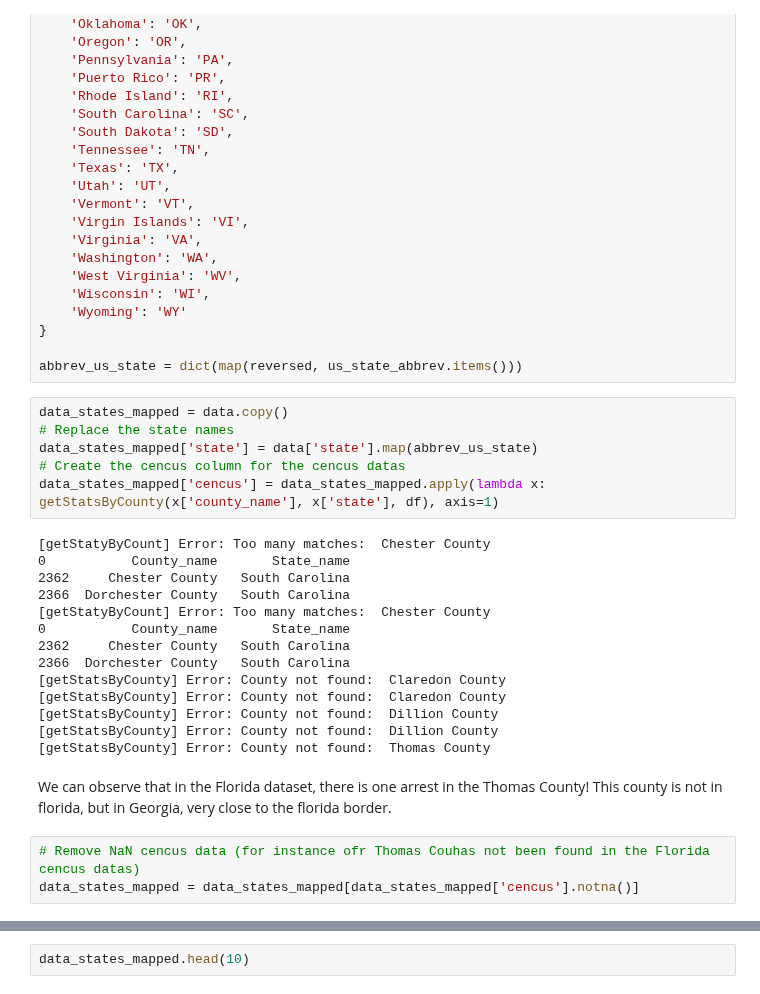
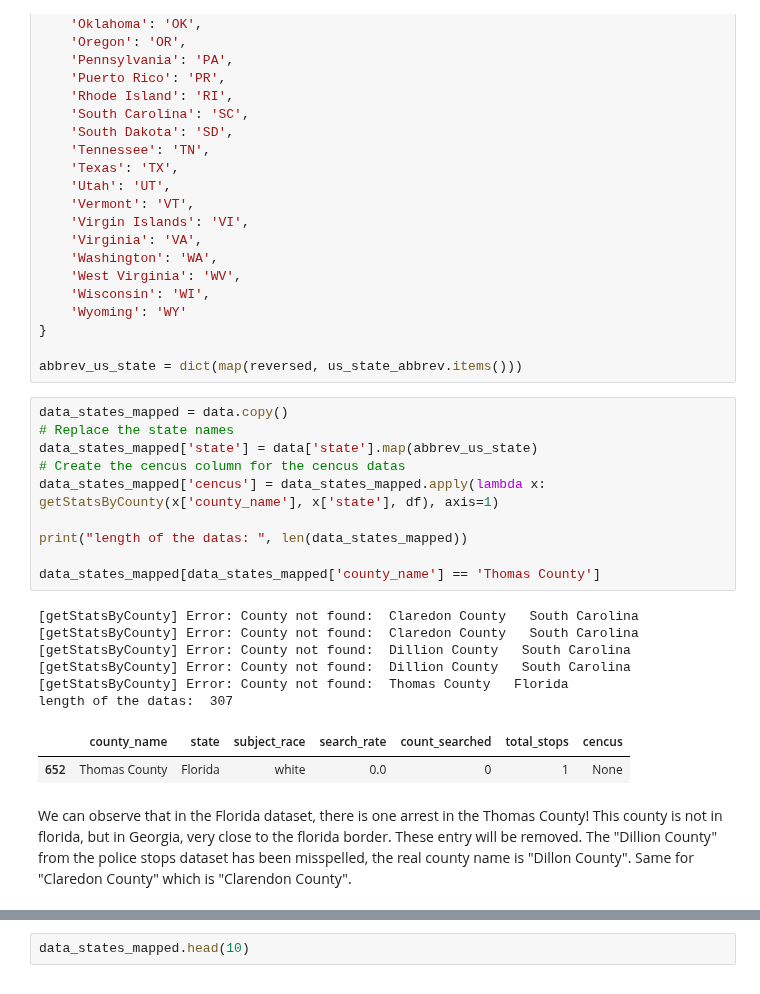
Before and after one commit to epfl-ada/ada-2020-project-milestone-p3-p3_adahn, a Jupyter notebook: Cencus Dataset.ipynb, the cells around one changed output, grey strips where cells are left out. Drawn from its saved outputs; the diff is of its cells as text.

```diff
--- a/Cencus Dataset.ipynb
+++ b/Cencus Dataset.ipynb
@@ -198,25 +198,22 @@ abbrev_us_state = dict(map(reversed, us_state_abbrev.items()))
 # %%
 data_states_mapped = data.copy()
 # Replace the state names
 data_states_mapped['state'] = data['state'].map(abbrev_us_state)
 # Create the cencus column for the cencus datas
 data_states_mapped['cencus'] = data_states_mapped.apply(lambda x: getStatsByCounty(x['county_name'], x['state'], df), axis=1)
+
+print("length of the datas: ", len(data_states_mapped))
+
+data_states_mapped[data_states_mapped['county_name'] == 'Thomas County']
 # %% [output]
-[getStatyByCount] Error: Too many matches:  Chester County
-0           County_name       State_name
-2362     Chester County   South Carolina
-2366  Dorchester County   South Carolina
-[getStatyByCount] Error: Too many matches:  Chester County
-0           County_name       State_name
-2362     Chester County   South Carolina
-2366  Dorchester County   South Carolina
-[getStatsByCounty] Error: County not found:  Claredon County
-[getStatsByCounty] Error: County not found:  Claredon County
-[getStatsByCounty] Error: County not found:  Dillion County
-[getStatsByCounty] Error: County not found:  Dillion County
-[getStatsByCounty] Error: County not found:  Thomas County
+[getStatsByCounty] Error: County not found:  Claredon County   South Carolina
+[getStatsByCounty] Error: County not found:  Claredon County   South Carolina
+[getStatsByCounty] Error: County not found:  Dillion County   South Carolina
+[getStatsByCounty] Error: County not found:  Dillion County   South Carolina
+[getStatsByCounty] Error: County not found:  Thomas County   Florida
+length of the datas:  307
+|  | county_name | state | subject_race | search_rate | count_searched | total_stops | cencus |
+| 652 | Thomas County | Florida | white | 0.0 | 0 | 1 | None |
 # %% [markdown]
-We can observe that in the Florida dataset, there is one arrest in the Thomas County! This county is not in florida, but in Georgia, very close to the florida border.
+We can observe that in the Florida dataset, there is one arrest in the Thomas County! This county is not in florida, but in Georgia, very close to the florida border. These entry will be removed.
+The "Dillion County" from the police stops dataset has been misspelled, the real county name is "Dillon County". Same for "Claredon County" which is "Clarendon County".
-# %%
-# Remove NaN cencus data (for instance ofr Thomas Couhas not been found in the Florida cencus datas)
-data_states_mapped = data_states_mapped[data_states_mapped['cencus'].notna()]
```
Also changed, not shown: parts of 16 cells of this notebook.
